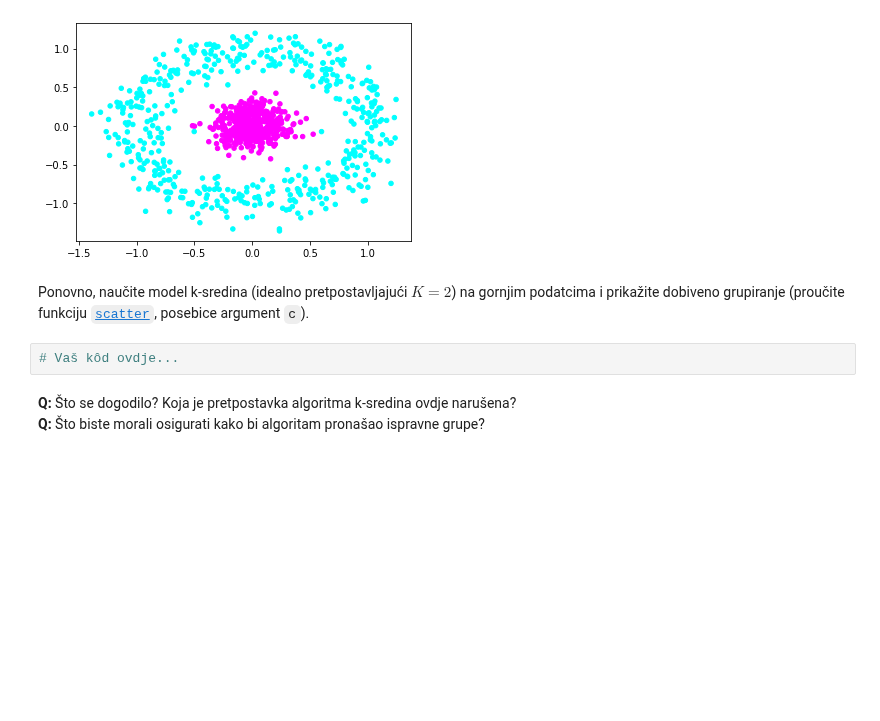
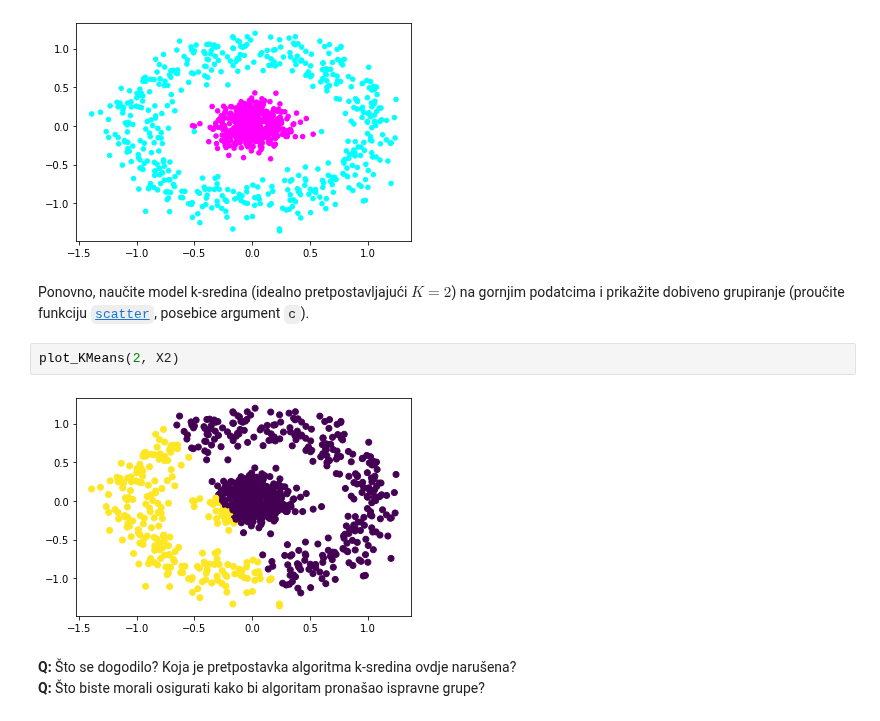
Before and after one commit to mateoim/su-lab-20-21, a Jupyter notebook: lab04/SU-2020-LAB04-0036509386.ipynb, the cells around one changed output. Drawn from its saved outputs; the diff is of its cells as text; blank space fills up the shorter version.

```diff
--- a/lab04/SU-2020-LAB04-0036509386.ipynb
+++ b/lab04/SU-2020-LAB04-0036509386.ipynb
@@ -533,8 +562,10 @@ plt.scatter(X2[:,0], X2[:,1], c=y2, cmap=plt.get_cmap("cool"), s=20)
 [figure]
 # %% [markdown]
 Ponovno, naučite model k-sredina (idealno pretpostavljajući $K=2$) na gornjim podatcima i prikažite dobiveno grupiranje (proučite funkciju [`scatter`](http://matplotlib.org/api/pyplot_api.html#matplotlib.pyplot.scatter), posebice argument `c`).
-# %%
-# Vaš kôd ovdje...
+# %%
+plot_KMeans(2, X2)
+# %% [output]
+[figure, added]
 # %% [markdown]
 **Q:** Što se dogodilo? Koja je pretpostavka algoritma k-sredina ovdje narušena?
 **Q:** Što biste morali osigurati kako bi algoritam pronašao ispravne grupe?
```
Also changed, not shown: parts of 9 cells of this notebook.
